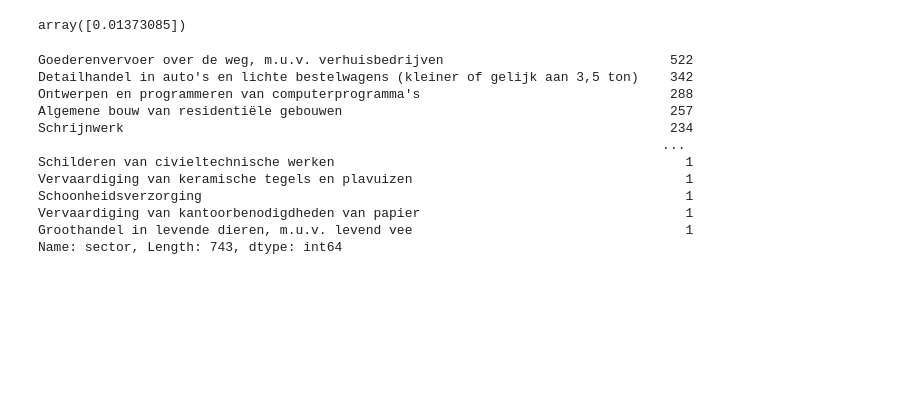
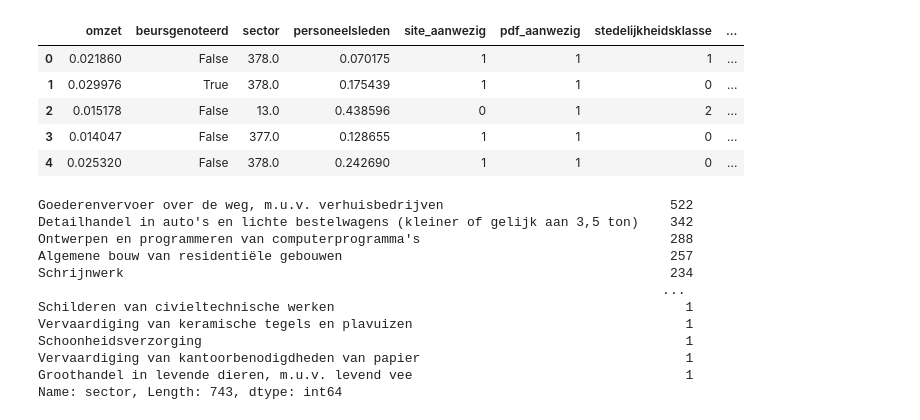
Before and after one commit to BrechtDeSchryver/DEP2G02, a Jupyter notebook: scripts/ml_model.ipynb, the cells around one changed output. Saved outputs shown, nothing was run; the diff lists cells and outputs as text; code cells hidden in the pictures; blank space fills up the shorter version.

```diff
--- a/scripts/ml_model.ipynb
+++ b/scripts/ml_model.ipynb
@@ -68,19 +43,23 @@ memory usage: 622.3+ KB
 # %%
-# Data Transformation Pipeline
-from sklearn.pipeline import Pipeline
-# Data die ik ga krijgen van API= [123412 (int, omzet), 300 (int, personeel), 9800 (int, postcode)!gebruik ik niet, nacbelcode (int, sector), 1 (boolean, jaarrekening), 1 (boolean, pdf),0 (boolean, beursgenoteerd)]
-# first row of X_test
 def transform_data(data):
     # TODO: we hebben originele data nodig om nieuwe data te transformeren
     data["sector"] = data["sector"].astype('category')
-    ordinal_encoder = OrdinalEncoder()
-    data["sector"] = ordinal_encoder.fit_transform(data[["sector"]])
+    # ordinal_encoder = OrdinalEncoder()
+    # data["sector"] = ordinal_encoder.fit_transform(data[["sector"]])
+    # print(ordinal_encoder.categories_)
     data["beursgenoteerd"] = data["beursgenoteerd"].astype('category')
     data["pdf_aanwezig"] = data["pdf_aanwezig"].astype('category')
     data["site_aanwezig"] = data["site_aanwezig"].astype('category')
+    data["stedelijkheidsklasse"] = data["stedelijkheidsklasse"].astype('category')
+
     min_max_scaler = MinMaxScaler()
     data["omzet"] = min_max_scaler.fit_transform(data[["omzet"]])
+    pickle.dump(min_max_scaler, open("min_max_scaler_omzet.sav", "wb"))
+
+    min_max_scaler = MinMaxScaler()
     data["personeelsleden"] = min_max_scaler.fit_transform(data[["personeelsleden"]])
+    pickle.dump(min_max_scaler, open("min_max_scaler_personeelsleden.sav", "wb"))
+
     data["personeelsleden"] = data["personeelsleden"].astype('float')
 
 
@@ -89,18 +68,25 @@ def transform_data(data):
 
 # api_data = [123412, 300, 9800, 12345, 1, 1, 0]
 # dataframe = pd.DataFrame(data, columns=['omzet', 'beursgenoteerd', 'sector', 'personeelsleden', 'site_aanwezig', 'pdf_aanwezig', 'score'])
-test_ = transform_data(dataframe)
+dataframe = transform_data(dataframe)
     # Pipeline([
     #     ('ordinal_encoder', OrdinalEncoder()),
 
-with open("final_model.sav", "rb") as file:
-    model = pickle.load(file)
+# with open("final_model.sav", "rb") as file:
+#     model = pickle.load(file)
 
-test_ = test_.drop("score", axis=1)
-test_ = test_.iloc[-1:]
-model.predict(test_)
+# test_ = test_.drop("score", axis=1)
+# test_ = test_.iloc[-1:]
+# model.predict(test_)
-# %% [output]
-array([0.01373085])
+# %%
+dataframe.head()
+# %% [output]
+|  | omzet | beursgenoteerd | sector | personeelsleden | site_aanwezig | pdf_aanwezig | stedelijkheidsklasse | ... |
+| 0 | 0.021860 | False | 378.0 | 0.070175 | 1 | 1 | 1 | ... |
+| 1 | 0.029976 | True | 378.0 | 0.175439 | 1 | 1 | 0 | ... |
+| 2 | 0.015178 | False | 13.0 | 0.438596 | 0 | 1 | 2 | ... |
+| 3 | 0.014047 | False | 377.0 | 0.128655 | 1 | 1 | 0 | ... |
+| 4 | 0.025320 | False | 378.0 | 0.242690 | 1 | 1 | 0 | ... |
 # %%
 # categorize sector
 dataframe["sector"] = dataframe["sector"].astype('category')
```
Also changed, not shown: parts of 24 cells of this notebook, 3 other files.
